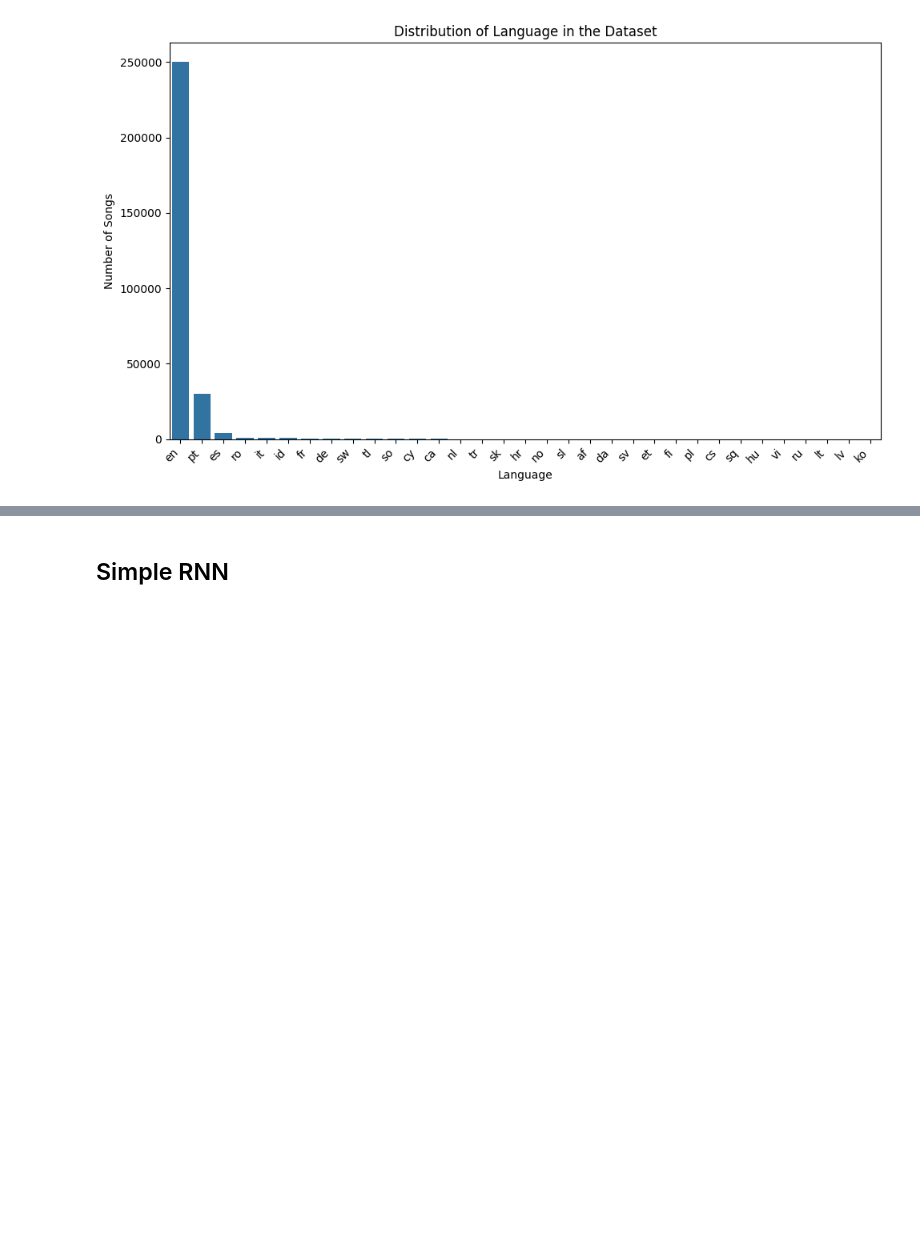
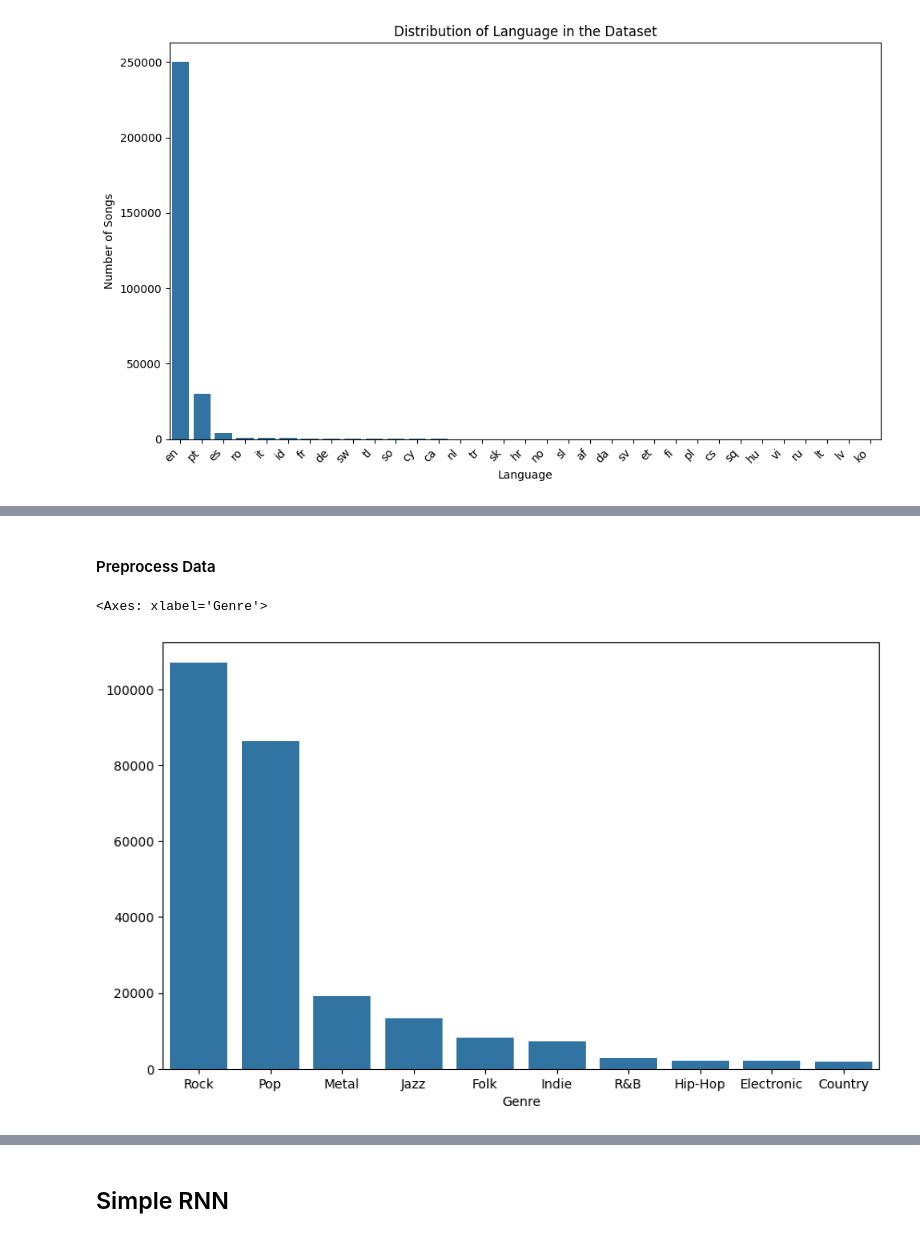
Before and after one commit to neilpelow/Deep-Learning-Models, a Jupyter notebook: notebooks/RNN_Variants.ipynb, the cells around one changed output, grey strips where cells are left out. Saved outputs shown, nothing was run; the diff lists cells and outputs as text; code cells hidden in the pictures; blank space fills up the shorter version.

```diff
--- a/notebooks/RNN_Variants.ipynb
+++ b/notebooks/RNN_Variants.ipynb
@@ -310,0 +120,13 @@ Name: proportion, dtype: float64
+# %% [markdown]
+#### Preprocess Data
+# %%
+# Remove non-English lyrics
+en_training_data = training_data[training_data['Language'] == 'en']
+
+# Plot distribution of data
+en_genre_counts = en_training_data['Genre'].value_counts()
+plt.figure(figsize=(10, 6))
+sns.barplot(x=en_genre_counts.index, y=en_genre_counts.values)
+# %% [output]
+<Axes: xlabel='Genre'>
+[figure, added]
```
Also changed, not shown: parts of 35 cells of this notebook.
